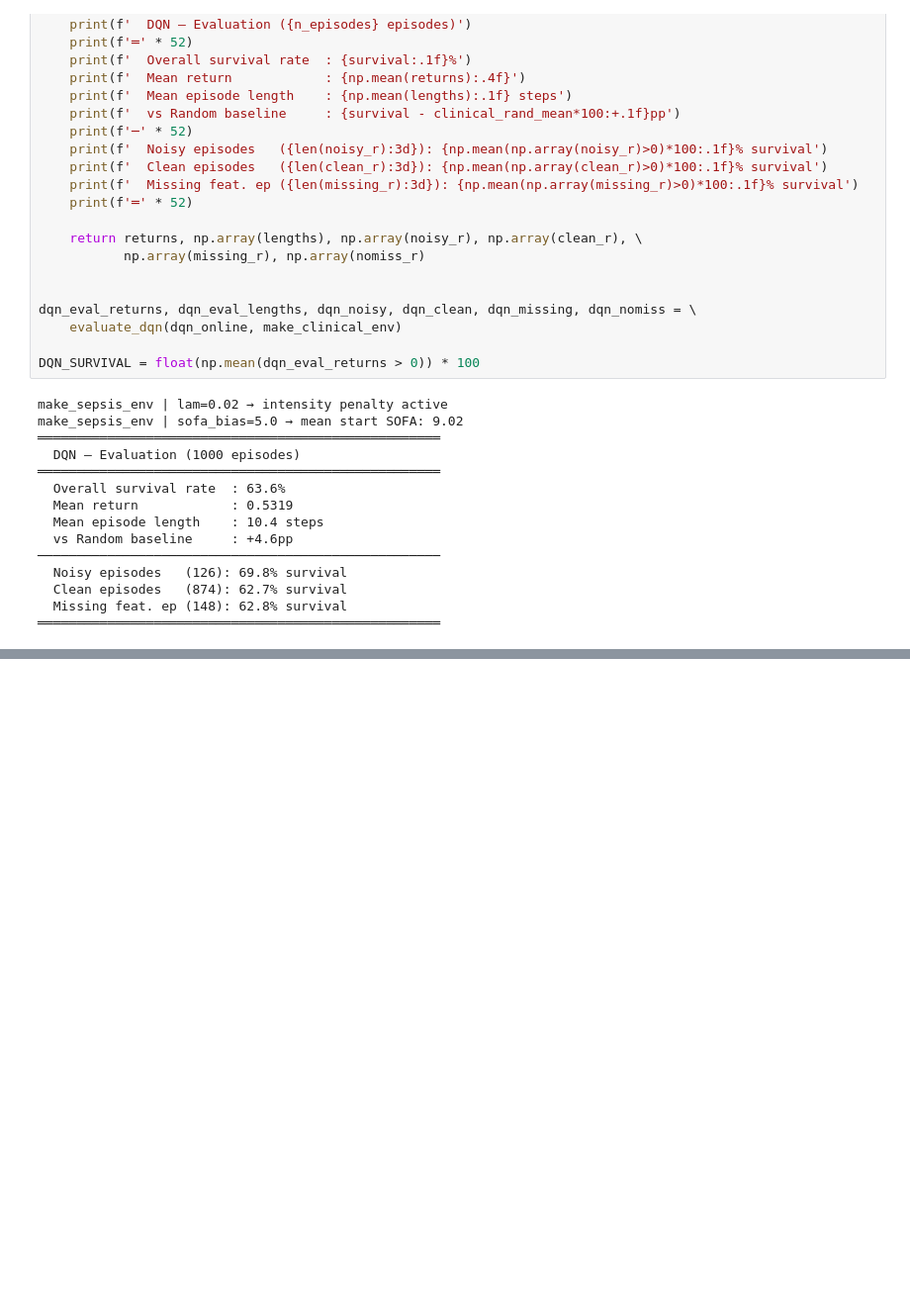
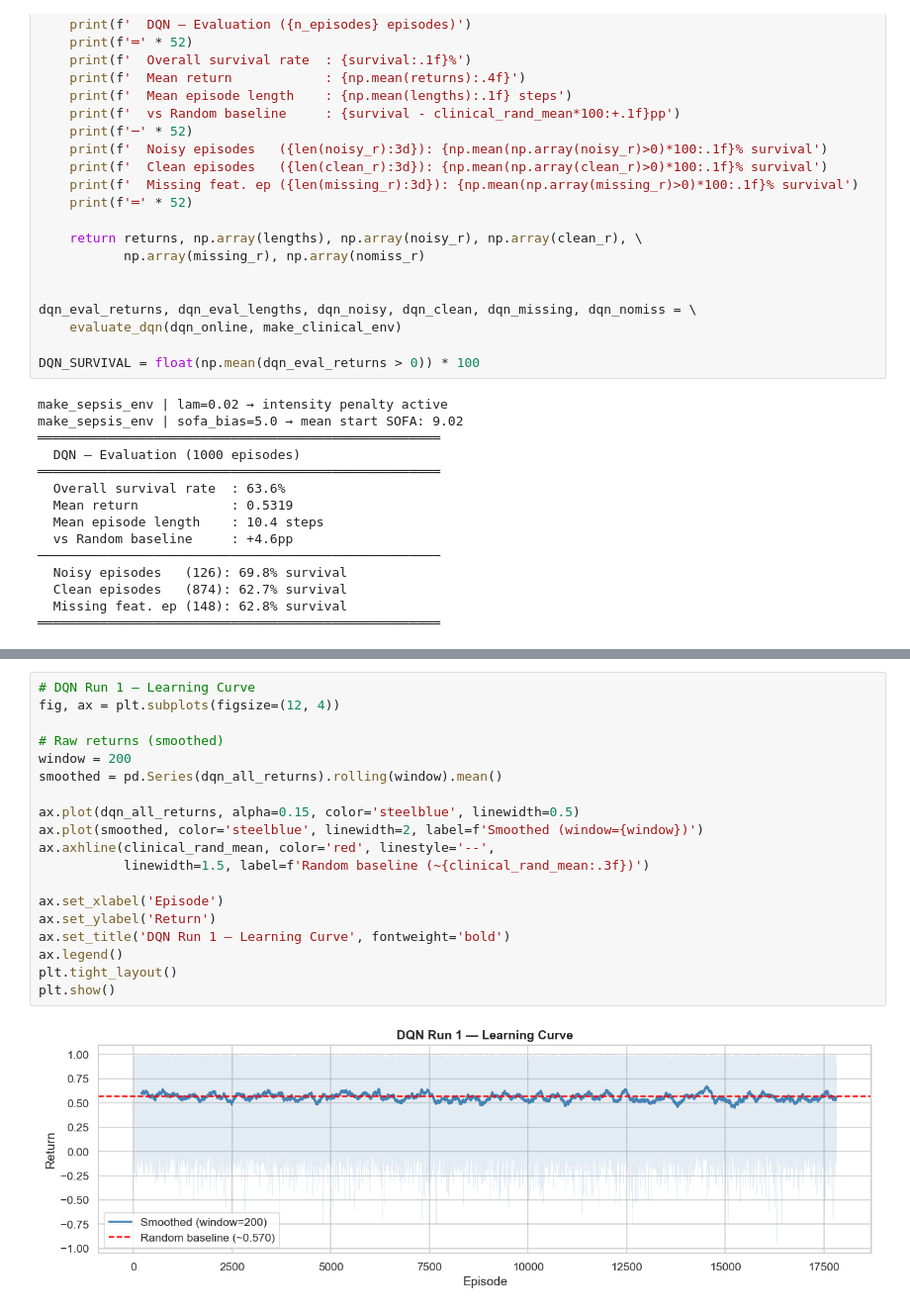
Before and after one commit to mariamiguel720/Reinforcement-Learning-Project-25-26, a Jupyter notebook: RL_Config_B.ipynb, the cells around one changed output, grey strips where cells are left out. Shown at 99% size. Cells and saved outputs as stored; diff of their text form; blank space fills up the shorter version.

```diff
--- a/RL_Config_B.ipynb
+++ b/RL_Config_B.ipynb
@@ -1058,0 +1072,21 @@ make_sepsis_env | sofa_bias=5.0 → mean start SOFA: 9.02
+# %%
+# DQN Run 1 — Learning Curve
+fig, ax = plt.subplots(figsize=(12, 4))
+
+# Raw returns (smoothed)
+window = 200
+smoothed = pd.Series(dqn_all_returns).rolling(window).mean()
+
+ax.plot(dqn_all_returns, alpha=0.15, color='steelblue', linewidth=0.5)
+ax.plot(smoothed, color='steelblue', linewidth=2, label=f'Smoothed (window={window})')
+ax.axhline(clinical_rand_mean, color='red', linestyle='--',
+           linewidth=1.5, label=f'Random baseline (~{clinical_rand_mean:.3f})')
+
+ax.set_xlabel('Episode')
+ax.set_ylabel('Return')
+ax.set_title('DQN Run 1 — Learning Curve', fontweight='bold')
+ax.legend()
+plt.tight_layout()
+plt.show()
+# %% [output]
+[figure, added]
```
Also changed, not shown: parts of 10 cells of this notebook.
